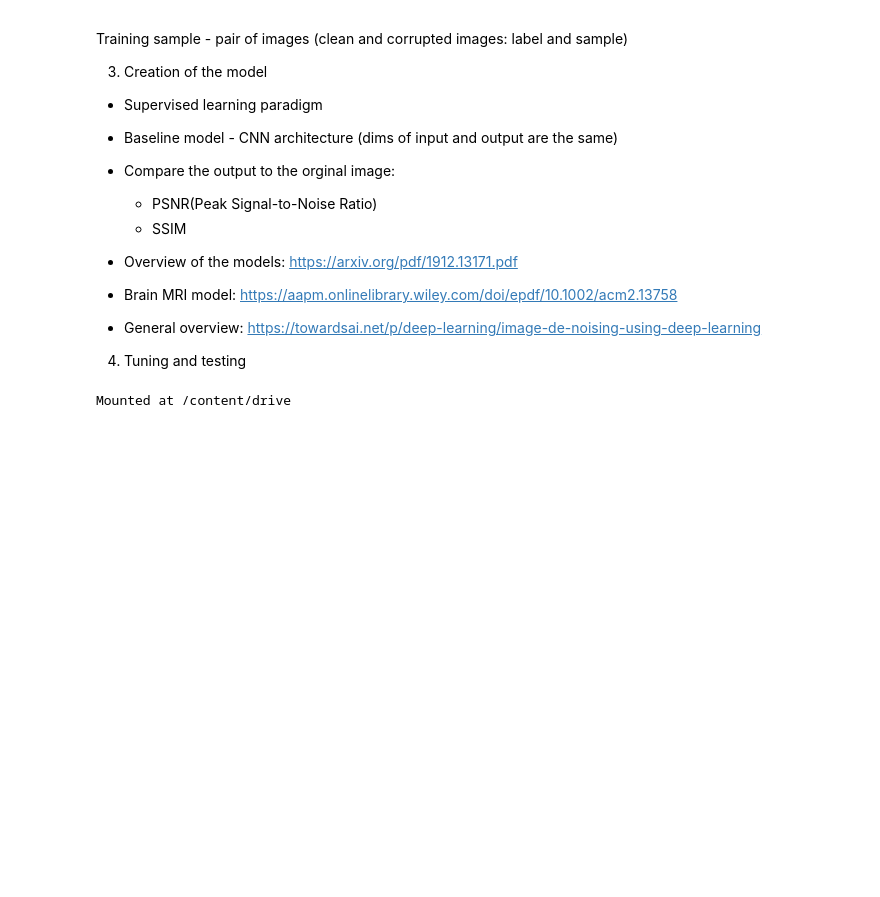
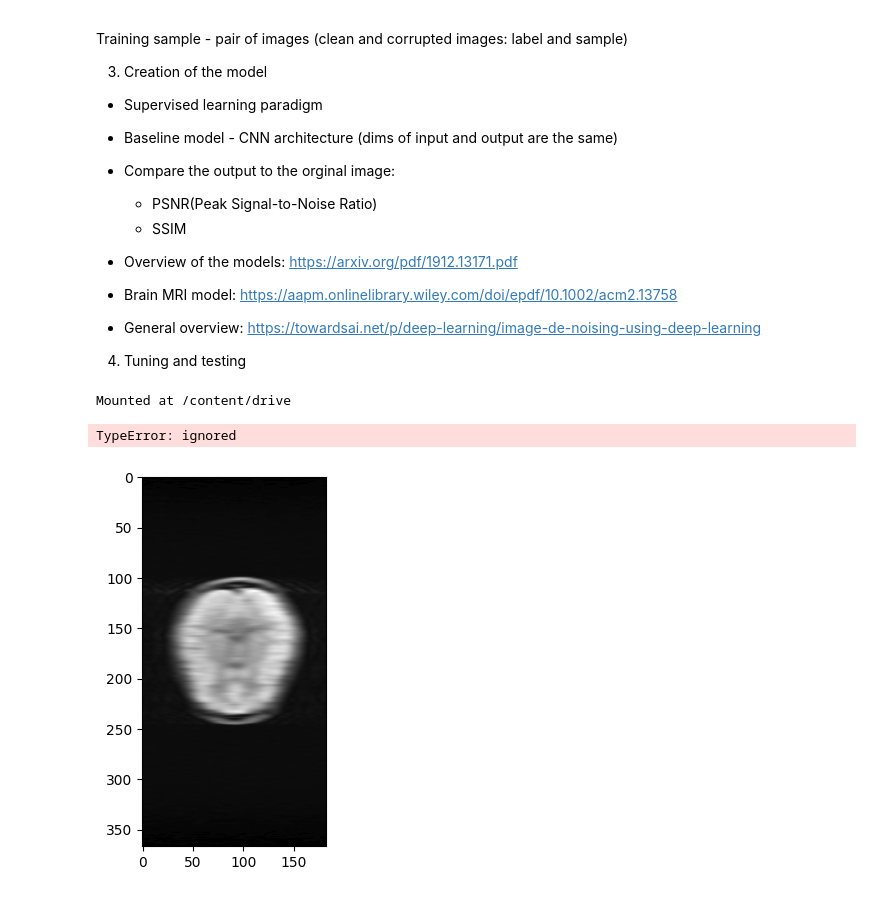
Before and after one commit to Konstvv/DL_MRI_reconstriction, a Jupyter notebook: MRI_main_ipynb_adlı_not_defterinin_kopyası.ipynb, the cells around one changed output. Drawn from its saved outputs; the diff is of its cells as text; code cells hidden in the pictures; blank space fills up the shorter version.

```diff
--- a/MRI_main_ipynb_adlı_not_defterinin_kopyası.ipynb
+++ b/MRI_main_ipynb_adlı_not_defterinin_kopyası.ipynb
@@ -47,17 +60,4 @@ Mounted at /content/drive
 # %%
-import os
-!pip install fastmri
-import h5py
-import numpy as np
-from matplotlib import pyplot as plt
-import fastmri
-from fastmri.data import transforms as T
-import os
-from fastmri.data.subsample import RandomMaskFunc
-filepath = '/content/drive/MyDrive/multicoil_test/multicoil_test'
-import cv2
-from tensorflow.keras.datasets import mnist
-
 def show_coils(data, slice_nums, cmap=None):
     fig = plt.figure()
     for integer, num in enumerate(slice_nums):
@@ -70,39 +70,42 @@ for filename in os.listdir(filepath):
 
     file_name = os.path.join(filepath, filename)
     sz = os.stat(file_name)
     print(sz.st_size)
     hf = h5py.File(file_name, 'r')
     print('Keys:', list(hf.keys()))
     print('Attrs:', dict(hf.attrs))
     volume_kspace = hf['kspace'][()]
     print(volume_kspace.dtype)
     print(volume_kspace.shape)
 
     for i in range(0, volume_kspace.shape[0]):
         slice_kspace = volume_kspace[i]
 
-    # show_coils(np.log(np.abs(slice_kspace) + 1e-9), [0, 5, 10])
-
         slice_kspace2 = T.to_tensor(slice_kspace)  # Convert from numpy array to pytorch tensor
         slice_image = fastmri.ifft2c(slice_kspace2)  # Apply Inverse Fourier Transform to get the complex image
         slice_image_abs = fastmri.complex_abs(slice_image)  # Compute absolute value to get a real image
 
-    # show_coils(slice_image_abs, [0, 5, 10], cmap='gray')
         slice_image_rss = fastmri.rss(slice_image_abs, dim=0)
 
-        mask_func = RandomMaskFunc(center_fractions=[0.04], accelerations=[8])  # Create the mask function object
-        masked_kspace, mask, _ = T.apply_mask(slice_kspace2, mask_func)  # Apply the mask to k-space
+        real_images.append(np.abs(slice_image_rss.numpy()))
 
-        sampled_image = fastmri.ifft2c(masked_kspace)  # Apply Inverse Fourier Transform to get the complex image
-        sampled_image_abs = fastmri.complex_abs(sampled_image)  # Compute absolute value to get a real image
-        sampled_image_rss = fastmri.rss(sampled_image_abs, dim=0)
+        # mask_func = RandomMaskFunc(center_fractions=[0.04], accelerations=[8])  # Create the mask function object
+        # masked_kspace, mask, _ = T.apply_mask(slice_kspace2, mask_func)  # Apply the mask to k-space
 
-        real_images.append(np.abs(sampled_image_rss.numpy()))  # Append the real image to the list
+        # sampled_image = fastmri.ifft2c(masked_kspace)  # Apply Inverse Fourier Transform to get the complex image
+        # sampled_image_abs = fastmri.complex_abs(sampled_image)  # Compute absolute value to get a real image
+        # sampled_image_rss = fastmri.rss(sampled_image_abs, dim=0)
+
+        # real_images.append(np.abs(sampled_image_rss.numpy()))  # Append the real image to the list
 
 
         print("Added")
 
 for i in real_images:
 
     plt.imshow(i, cmap='gray')
+    print(real_images[i])
     plt.show()
+# %% [output]
+TypeError: ignored
+[figure, added]
```
Also changed, not shown: parts of 6 cells of this notebook.
